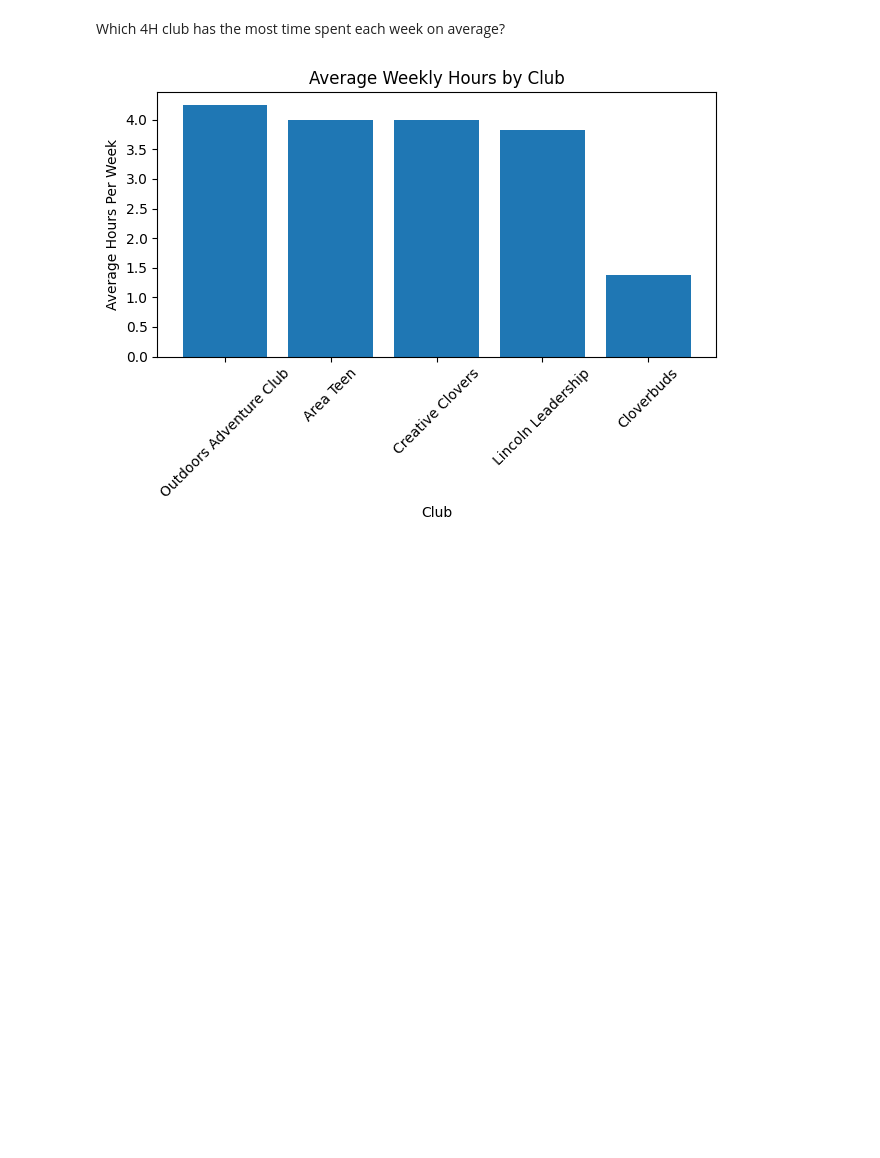
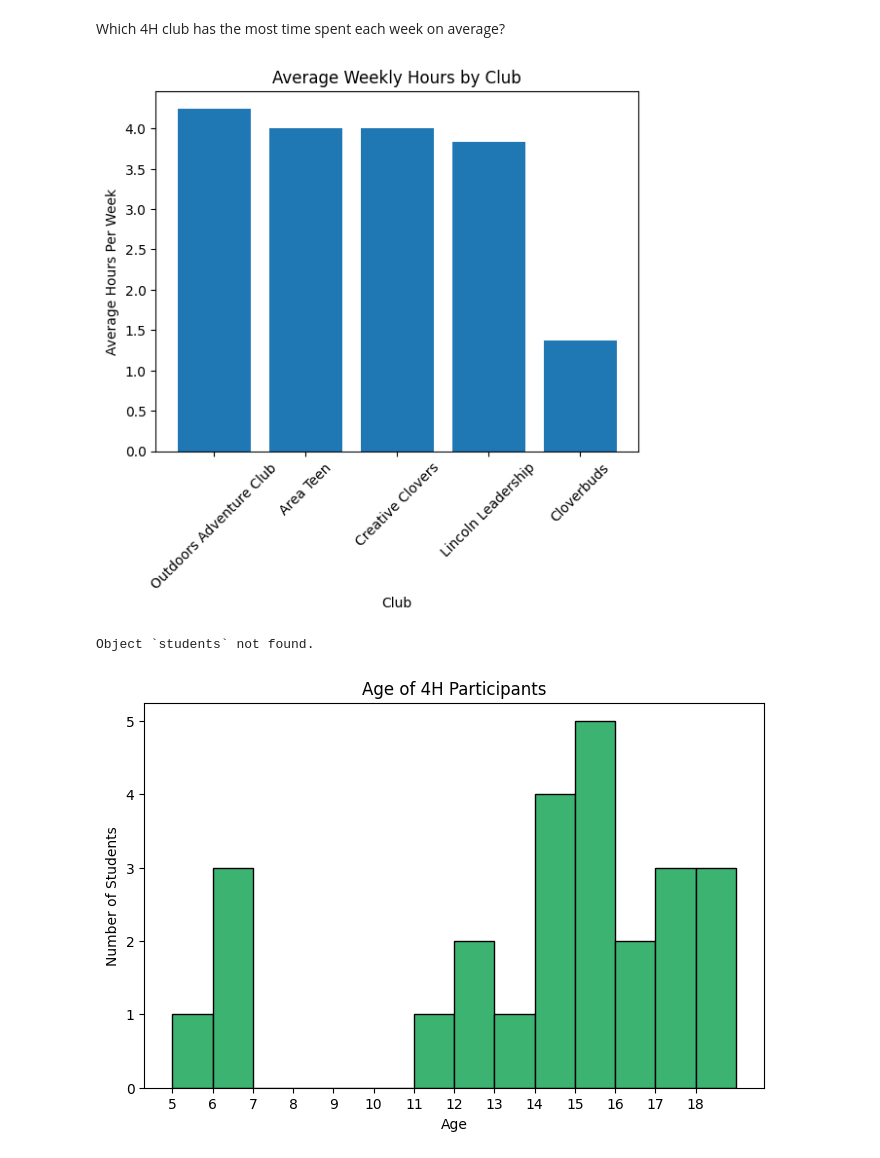
Before and after one commit to KCrowe03/KY-4H-Data-Visualization, a Jupyter notebook: Notebooks/lincoln_4h_analysis.ipynb, the cells around one changed output. Cells and saved outputs as stored; diff of their text form; code cells hidden in the pictures; blank space fills up the shorter version.

Commit message:
added 3 additional plots

```diff
--- a/Notebooks/lincoln_4h_analysis.ipynb
+++ b/Notebooks/lincoln_4h_analysis.ipynb
@@ -136,7 +140,21 @@ plt.xlabel('Club')
 plt.ylabel('Average Hours Per Week')
 plt.title('Average Weekly Hours by Club')
 plt.xticks(rotation=45)
-plt.tight_layout()
 plt.show()
 # %% [output]
-[figure, old version]
+[figure, new version]
+# %%
+What ages are the 4H students?
+# %% [output]
+Object `students` not found.
+# %%
+# Create a histogram to show the distribution of ages
+plt.figure(figsize=(8, 5))
+plt.hist(df['Age'], bins=range(df['Age'].min(), df['Age'].max() + 2), edgecolor='black', color='mediumseagreen')
+plt.title('Age of 4H Participants')
+plt.xlabel('Age')
+plt.ylabel('Number of Students')
+plt.xticks(range(df['Age'].min(), df['Age'].max() + 1))
+plt.show()
+# %% [output]
+[figure, added]
```
Also changed, not shown: parts of 11 cells of this notebook.
